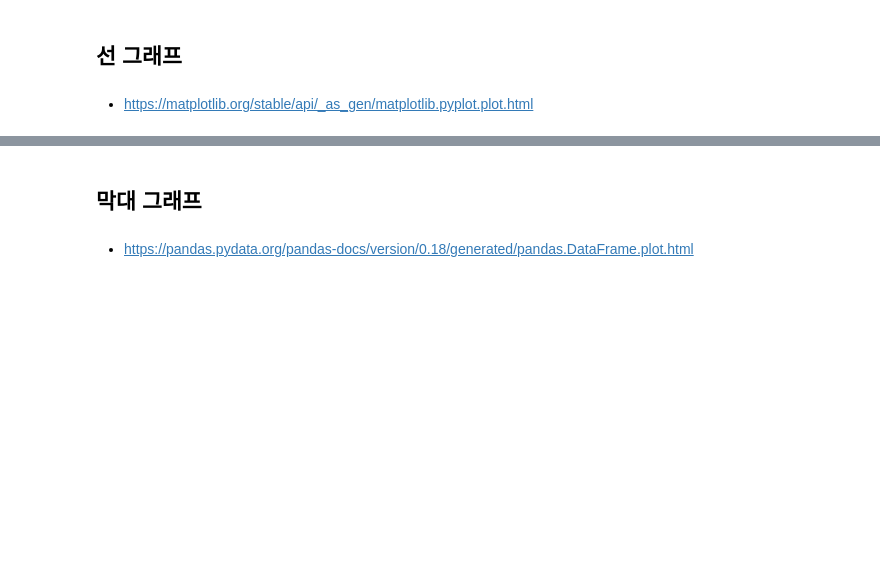
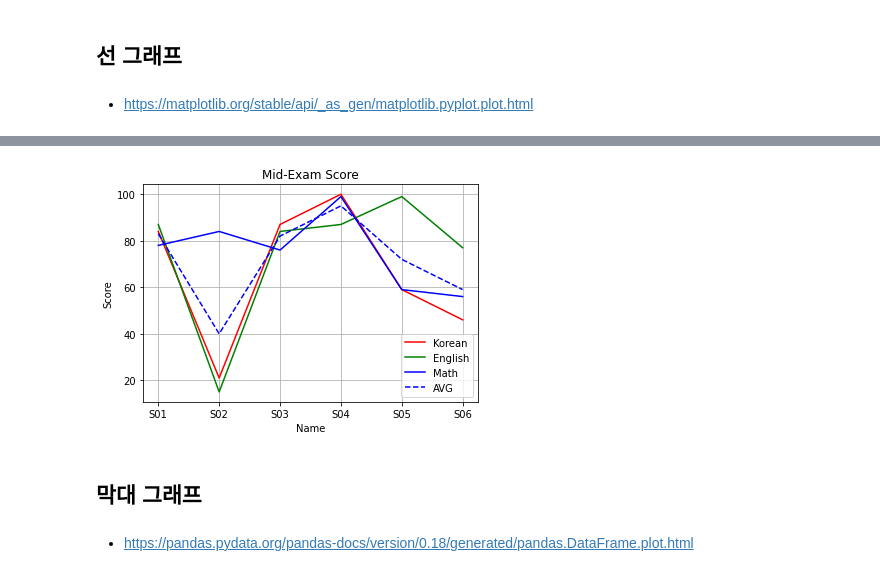
Before and after one commit to gymnopedy01/ictis-2023-ai, a Jupyter notebook: 다운로드/배포_시각화.ipynb, the cells around one changed output, grey strips where cells are left out. Saved outputs shown, nothing was run; the diff lists cells and outputs as text; code cells hidden in the pictures; blank space fills up the shorter version.

```diff
--- a/다운로드/배포_시각화.ipynb
+++ b/다운로드/배포_시각화.ipynb
@@ -7,4 +16,5 @@ PATH='/content/drive/MyDrive/ICTIS_2023/data/'
 # %%
+import pandas as pd
 
-d = pd.read_csv(PATH+'scores_1.csv',  ,   )
+d = pd.read_csv(PATH+'scores_1.csv', index_col=0 , encoding='utf-8' )
 d
@@ -14,3 +39,0 @@ d
-# %%
-d['Avg']=
-d
@@ -19,0 +40,4 @@ p
+# %%
+# 성별, 평균 추가
+d['Avg']=d.iloc[:, :3].mean(axis=1).astype(int)     #모든행, 0~2까지
+d
@@ -19,0 +52,4 @@ p
+# %%
+# Pass Fail 추가
+p = list(  map( lambda x: 'F' if x<80 else 'P', d['Avg']) )
+p
@@ -56,6 +151,19 @@ plt.xlabel('Name')
 plt.ylabel('Score')
 plt.grid(True)
 plt.show()
+# %%
+plt.plot(d.index, d['Korean'], '-r', label='Korean')
+plt.plot(d.index, d['English'], '-g', label='English')
+plt.plot(d.index, d['Math'], '-b', label='Math')
+plt.plot(d.index, d['Avg'], '--b', label='AVG')
+plt.legend(loc="best")
+plt.title('Mid-Exam Score')
+plt.xlabel('Name')
+plt.ylabel('Score')
+plt.grid(True)
+plt.show()
+# %% [output]
+[figure, added]
 # %% [markdown]
 ## 막대 그래프
 # %% [markdown]
```
Also changed, not shown: parts of 20 cells of this notebook.
